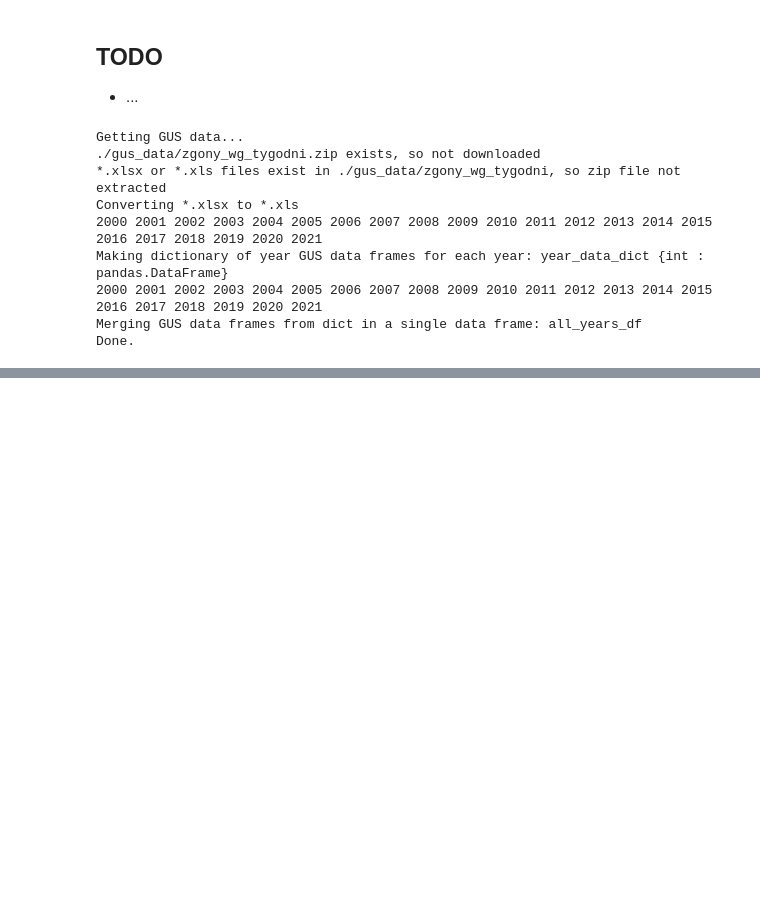
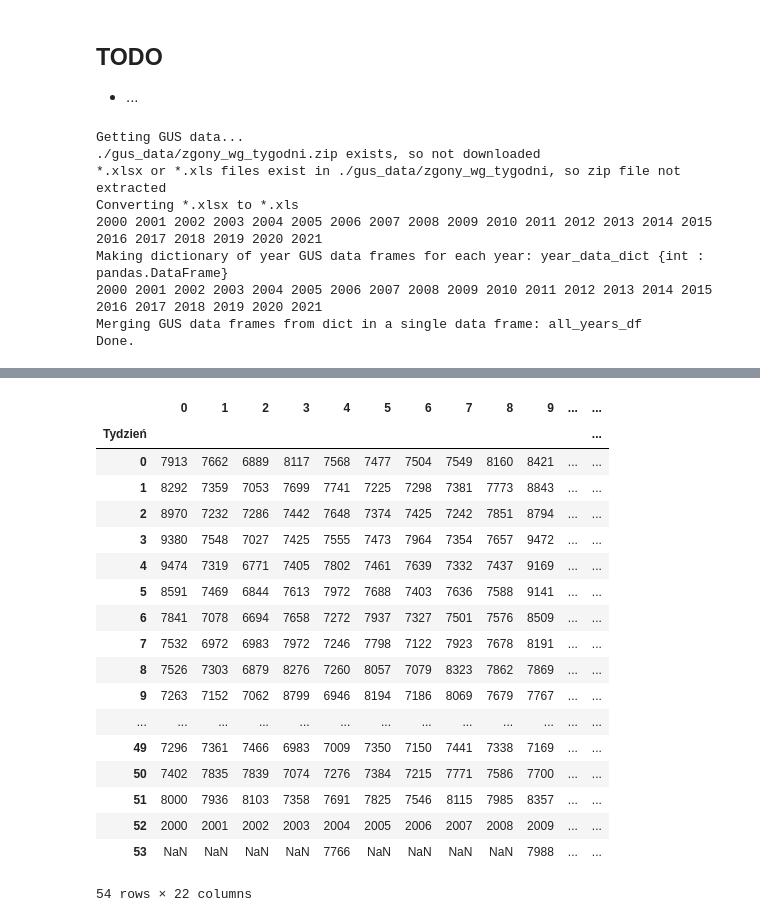
Before and after one commit to anuszka/govpl, a Jupyter notebook: GUS/gus01.ipynb, the cells around one changed output, grey strips where cells are left out. Saved outputs shown, nothing was run; the diff lists cells and outputs as text; code cells hidden in the pictures; blank space fills up the shorter version.

```diff
--- a/GUS/gus01.ipynb
+++ b/GUS/gus01.ipynb
@@ -116,0 +103,29 @@ mygus.all_years_df
+# %%
+df = mygus.all_years_df
+df_og = df[(df['Wiek zmarłych w latach']=='Ogółem') & (df['NUTS']=='PL')].copy(deep=True)
+df_og.reset_index(drop=True, inplace=True)
+df_og.drop(['Wiek zmarłych w latach', 'NUTS', 'Podregiony' ], axis=1, inplace=True)
+df_og = df_og.set_index('Rok').T.reset_index(drop=True)
+df_og.index.name = 'Tydzień'
+# %%
+df_og
+# %% [output]
+|  | 0 | 1 | 2 | 3 | 4 | 5 | 6 | 7 | 8 | 9 | ... | ... |
+| Tydzień |  |  |  |  |  |  |  |  |  |  |  | ... |
+| 0 | 7913 | 7662 | 6889 | 8117 | 7568 | 7477 | 7504 | 7549 | 8160 | 8421 | ... | ... |
+| 1 | 8292 | 7359 | 7053 | 7699 | 7741 | 7225 | 7298 | 7381 | 7773 | 8843 | ... | ... |
+| 2 | 8970 | 7232 | 7286 | 7442 | 7648 | 7374 | 7425 | 7242 | 7851 | 8794 | ... | ... |
+| 3 | 9380 | 7548 | 7027 | 7425 | 7555 | 7473 | 7964 | 7354 | 7657 | 9472 | ... | ... |
+| 4 | 9474 | 7319 | 6771 | 7405 | 7802 | 7461 | 7639 | 7332 | 7437 | 9169 | ... | ... |
+| 5 | 8591 | 7469 | 6844 | 7613 | 7972 | 7688 | 7403 | 7636 | 7588 | 9141 | ... | ... |
+| 6 | 7841 | 7078 | 6694 | 7658 | 7272 | 7937 | 7327 | 7501 | 7576 | 8509 | ... | ... |
+| 7 | 7532 | 6972 | 6983 | 7972 | 7246 | 7798 | 7122 | 7923 | 7678 | 8191 | ... | ... |
+| 8 | 7526 | 7303 | 6879 | 8276 | 7260 | 8057 | 7079 | 8323 | 7862 | 7869 | ... | ... |
+| 9 | 7263 | 7152 | 7062 | 8799 | 6946 | 8194 | 7186 | 8069 | 7679 | 7767 | ... | ... |
+| ... | ... | ... | ... | ... | ... | ... | ... | ... | ... | ... | ... | ... |
+| 49 | 7296 | 7361 | 7466 | 6983 | 7009 | 7350 | 7150 | 7441 | 7338 | 7169 | ... | ... |
+| 50 | 7402 | 7835 | 7839 | 7074 | 7276 | 7384 | 7215 | 7771 | 7586 | 7700 | ... | ... |
+| 51 | 8000 | 7936 | 8103 | 7358 | 7691 | 7825 | 7546 | 8115 | 7985 | 8357 | ... | ... |
+| 52 | 2000 | 2001 | 2002 | 2003 | 2004 | 2005 | 2006 | 2007 | 2008 | 2009 | ... | ... |
+| 53 | NaN | NaN | NaN | NaN | 7766 | NaN | NaN | NaN | NaN | 7988 | ... | ... |
+54 rows × 22 columns
```
Also changed, not shown: parts of 2 cells of this notebook.
